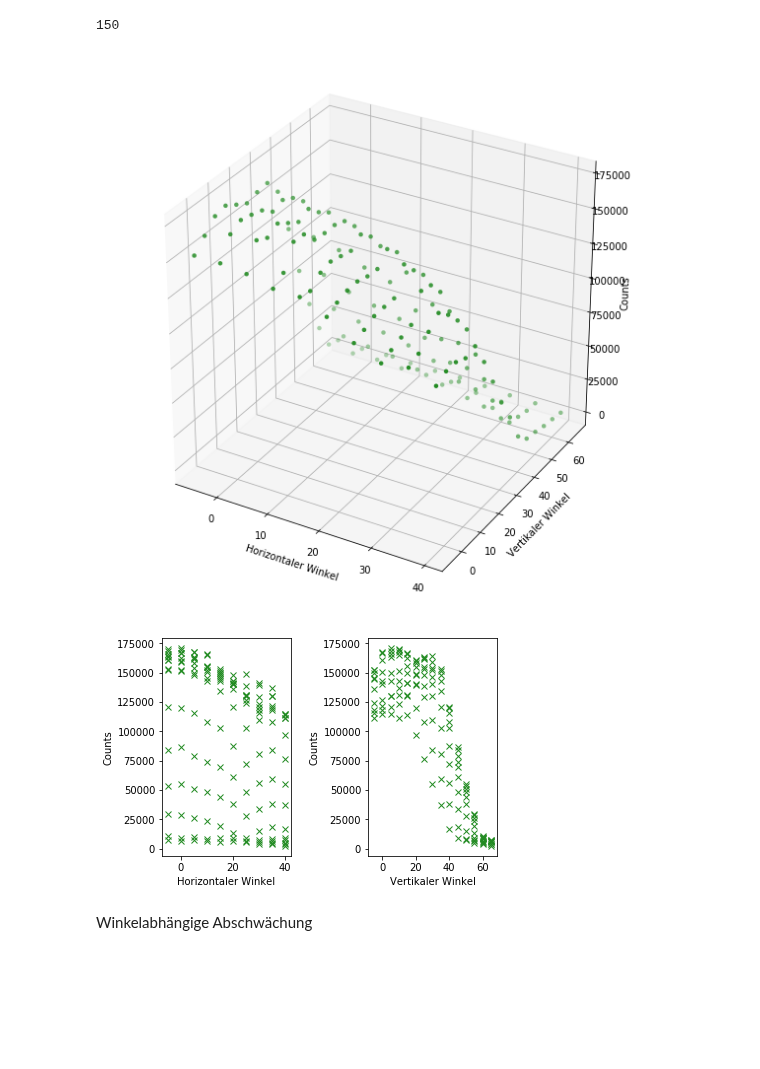
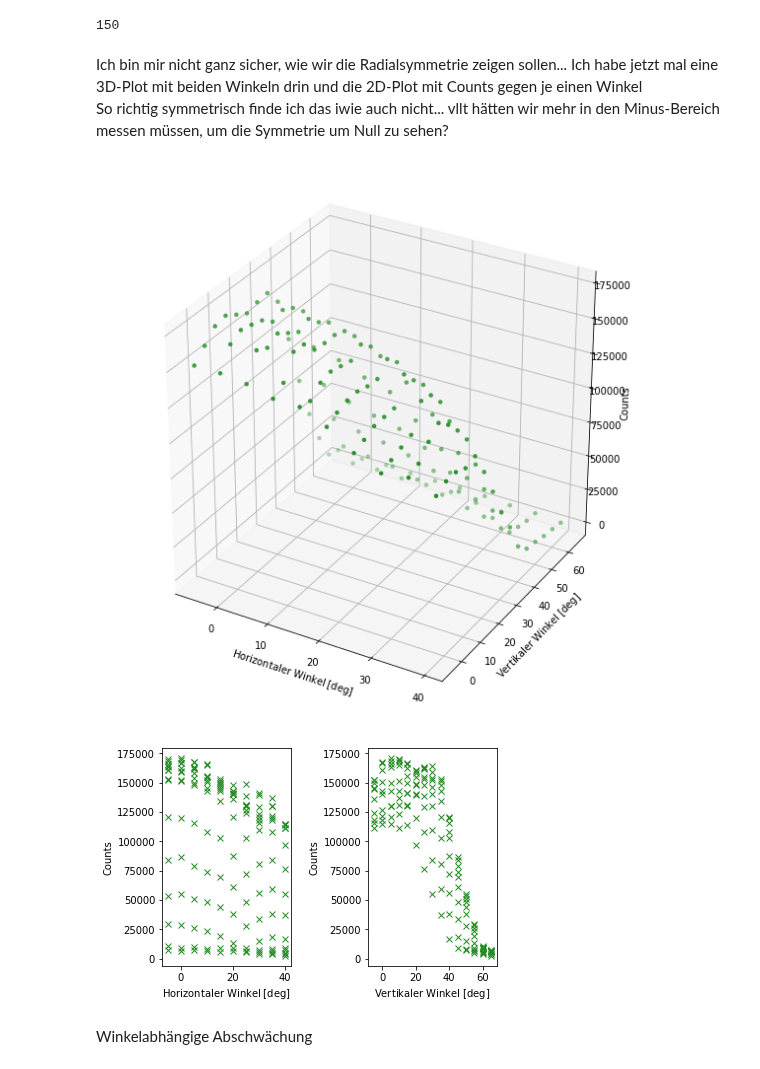
Before and after one commit to Ninilini/FP_Teilchen, a Jupyter notebook: Szintillierende_Fasern/plots/auswertung_messdaten.ipynb, the cells around one changed output. Drawn from its saved outputs; the diff is of its cells as text; code cells hidden in the pictures; blank space fills up the shorter version.

```diff
--- a/Szintillierende_Fasern/plots/auswertung_messdaten.ipynb
+++ b/Szintillierende_Fasern/plots/auswertung_messdaten.ipynb
@@ -136,6 +143,9 @@ len(sum_hor) #=150 wenn korrekt
 # %% [output]
 150
 150
+# %% [markdown]
+Ich bin mir nicht ganz sicher, wie wir die Radialsymmetrie zeigen sollen... Ich habe jetzt mal eine 3D-Plot mit beiden Winkeln drin und die 2D-Plot mit Counts gegen je einen Winkel <br>
+So richtig symmetrisch finde ich das iwie auch nicht... vllt hätten wir mehr in den Minus-Bereich messen müssen, um die Symmetrie um Null zu sehen?
 # %%
 from mpl_toolkits.mplot3d import Axes3D
 
@@ -148,26 +158,26 @@ ax.scatter(
     #s=10, # smaller points
     color = 'forestgreen'
  )
-ax.set_xlabel(r'Horizontaler Winkel')
-ax.set_ylabel(r'Vertikaler Winkel')
+ax.set_xlabel(r'Horizontaler Winkel$\;$[deg]')
+ax.set_ylabel(r'Vertikaler Winkel$\;$[deg]')
 ax.set_zlabel(r'Counts')
 plt.tight_layout()
 # %% [output]
-[figure, old version]
+[figure, new version]
 # %%
 plt.subplot(1,2,1)
 plt.plot(sum_hor, sum_counts, color = 'forestgreen', marker = 'x', linestyle = '')
-plt.xlabel(r'Horizontaler Winkel')
+plt.xlabel(r'Horizontaler Winkel$\;$[deg]')
 plt.ylabel(r'Counts')
 
 plt.subplot(1,2,2)
 plt.plot(sum_vert, sum_counts, color = 'forestgreen', marker = 'x', linestyle = '')
-plt.xlabel(r'Vertikaler Winkel')
+plt.xlabel(r'Vertikaler Winkel$\;$[deg]')
 plt.ylabel(r'Counts')
 
 plt.subplots_adjust(wspace = 0.6)
 # %% [output]
-[figure, old version]
+[figure, new version]
 # %% [markdown]
 Winkelabhängige Abschwächung
 # %%
```
Also changed, not shown: parts of 28 cells of this notebook.
